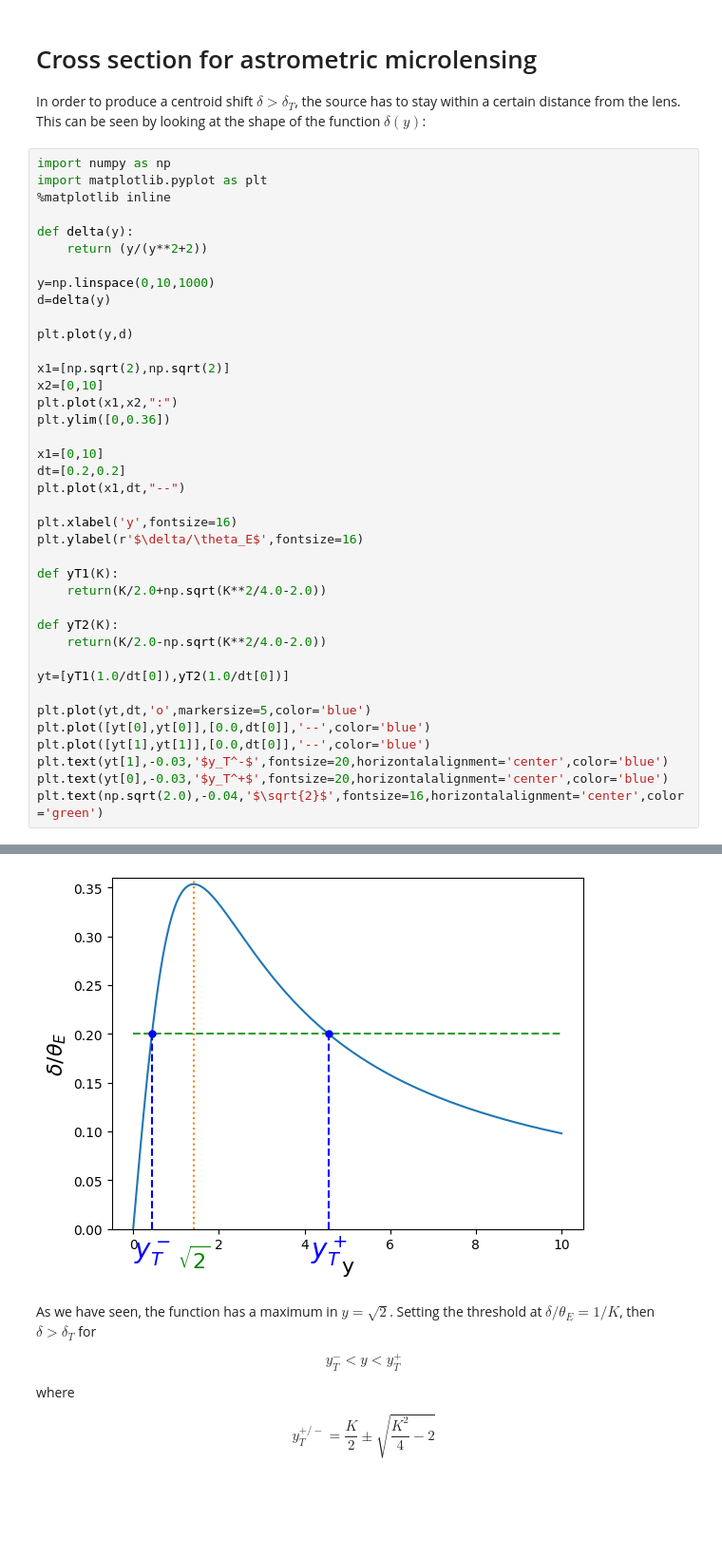
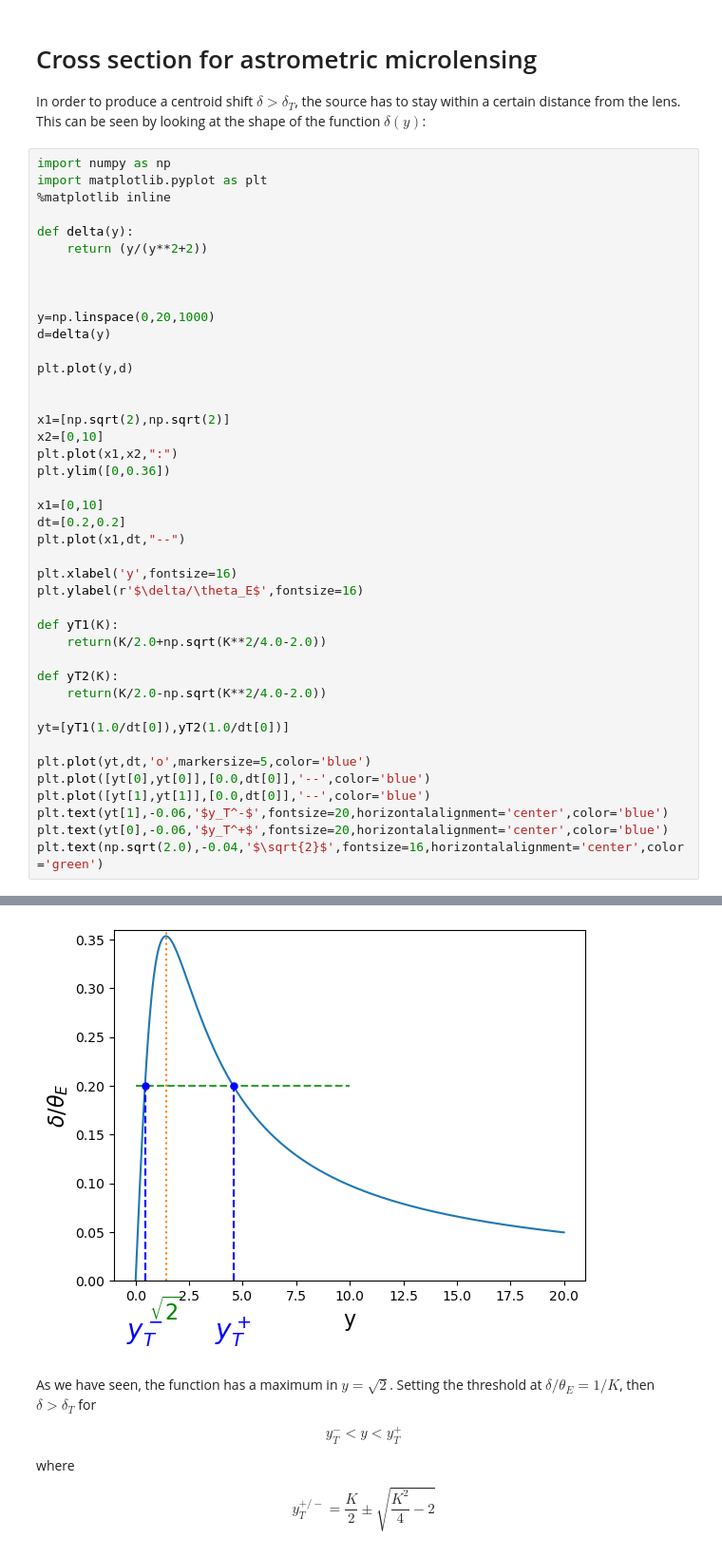
Before and after one commit to anibal-art/Lentes_gravitacionales, a Jupyter notebook: Lecture 10.ipynb, the cells around one changed output, grey strips where cells are left out. Shown at 95% size. Cells and saved outputs as stored; diff of their text form; blank space fills up the shorter version.

```diff
--- a/Lecture 10.ipynb
+++ b/Lecture 10.ipynb
@@ -10,40 +10,43 @@ import matplotlib.pyplot as plt
 def delta(y):
     return (y/(y**2+2))
 
-y=np.linspace(0,10,1000)
+
+
+y=np.linspace(0,20,1000)
 d=delta(y)
 
 plt.plot(y,d)
+
 
 x1=[np.sqrt(2),np.sqrt(2)]
 x2=[0,10]
 plt.plot(x1,x2,":")
 plt.ylim([0,0.36])
 
 x1=[0,10]
 dt=[0.2,0.2]
 plt.plot(x1,dt,"--")
 
 plt.xlabel('y',fontsize=16)
 plt.ylabel(r'$\delta/\theta_E$',fontsize=16)
 
 def yT1(K):
     return(K/2.0+np.sqrt(K**2/4.0-2.0))
 
 def yT2(K):
     return(K/2.0-np.sqrt(K**2/4.0-2.0))
 
 yt=[yT1(1.0/dt[0]),yT2(1.0/dt[0])]
 
 plt.plot(yt,dt,'o',markersize=5,color='blue')
 plt.plot([yt[0],yt[0]],[0.0,dt[0]],'--',color='blue')
 plt.plot([yt[1],yt[1]],[0.0,dt[0]],'--',color='blue')
-plt.text(yt[1],-0.03,'$y_T^-$',fontsize=20,horizontalalignment='center',color='blue')
-plt.text(yt[0],-0.03,'$y_T^+$',fontsize=20,horizontalalignment='center',color='blue')
+plt.text(yt[1],-0.06,'$y_T^-$',fontsize=20,horizontalalignment='center',color='blue')
+plt.text(yt[0],-0.06,'$y_T^+$',fontsize=20,horizontalalignment='center',color='blue')
 plt.text(np.sqrt(2.0),-0.04,'$\sqrt{2}$',fontsize=16,horizontalalignment='center',color='green')
 # %% [output]
 Text(1.4142135623730951, -0.04, '$\\sqrt{2}$')
-[figure, old version]
+[figure, new version]
 # %% [markdown]
 As we have seen, the function has a maximum in $y=\sqrt{2}$. Setting the threshold at $\delta/\theta_E=1/K$, then $\delta>\delta_T$ for
 
```
Also changed, not shown: parts of 2 cells of this notebook.
